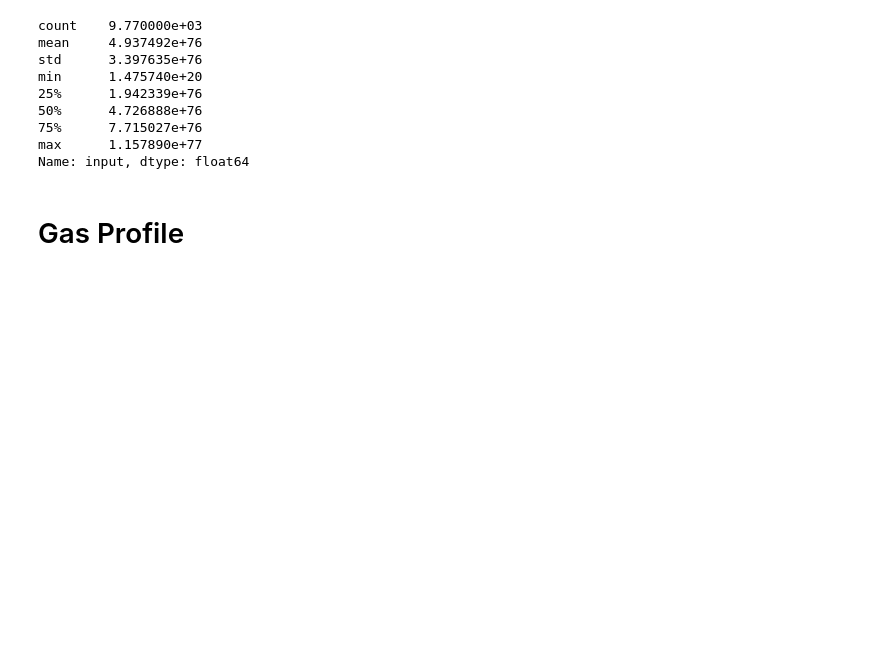
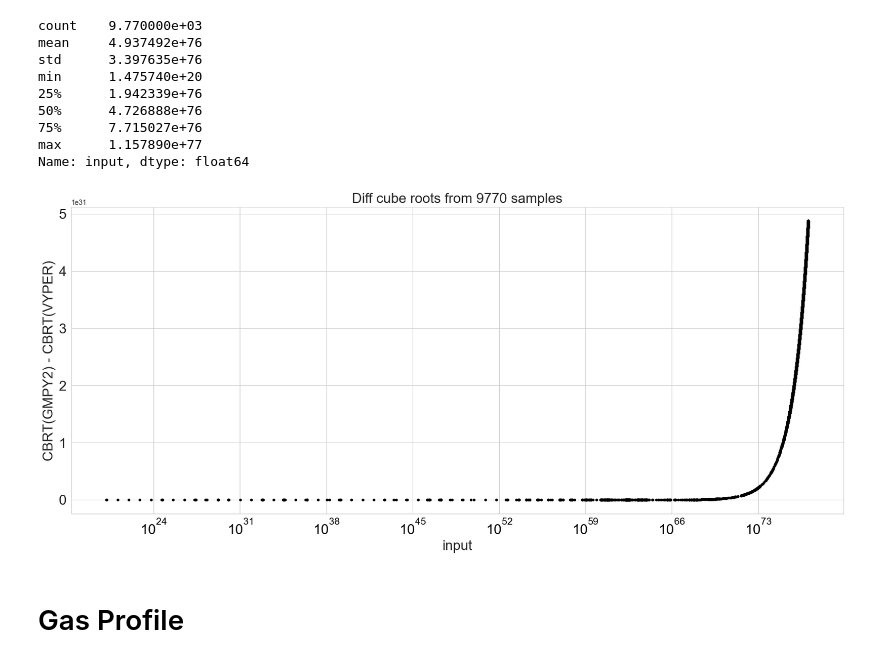
Before and after one commit to curvefi/tricrypto-ng, a Jupyter notebook: scripts/notebooks/cbrt_analysis.ipynb, the cells around one changed output. Cells and saved outputs as stored; diff of their text form; code cells hidden in the pictures; blank space fills up the shorter version.

Commit message:
feat: add symlog error plot

```diff
--- a/scripts/notebooks/cbrt_analysis.ipynb
+++ b/scripts/notebooks/cbrt_analysis.ipynb
@@ -83,6 +83,26 @@ min      1.475740e+20
 75%      7.715027e+76
 max      1.157890e+77
 Name: input, dtype: float64
+# %%
+fig, ax = plt.subplots(1,1, figsize=(20, 8))
+
+ax.plot(
+    not_exact_data.input,
+    not_exact_data.diff_ideal_impl,
+    '.',
+    color="black",
+)
+
+
+ax.set_xlabel("input", fontsize=20)
+ax.set_ylabel("CBRT(GMPY2) - CBRT(VYPER)", fontsize=20)
+ax.tick_params(axis='both', which='major', labelsize=20)
+ax.tick_params(axis='x', which='major', colors='black');
+ax.set_xscale("log")
+ax.set_yscale("symlog")
+ax.set_title(f"Diff cube roots from {not_exact_data.shape[0]} samples", fontsize=20);
+# %% [output]
+[figure, added]
 # %% [markdown]
 # Gas Profile
 # %%
```
